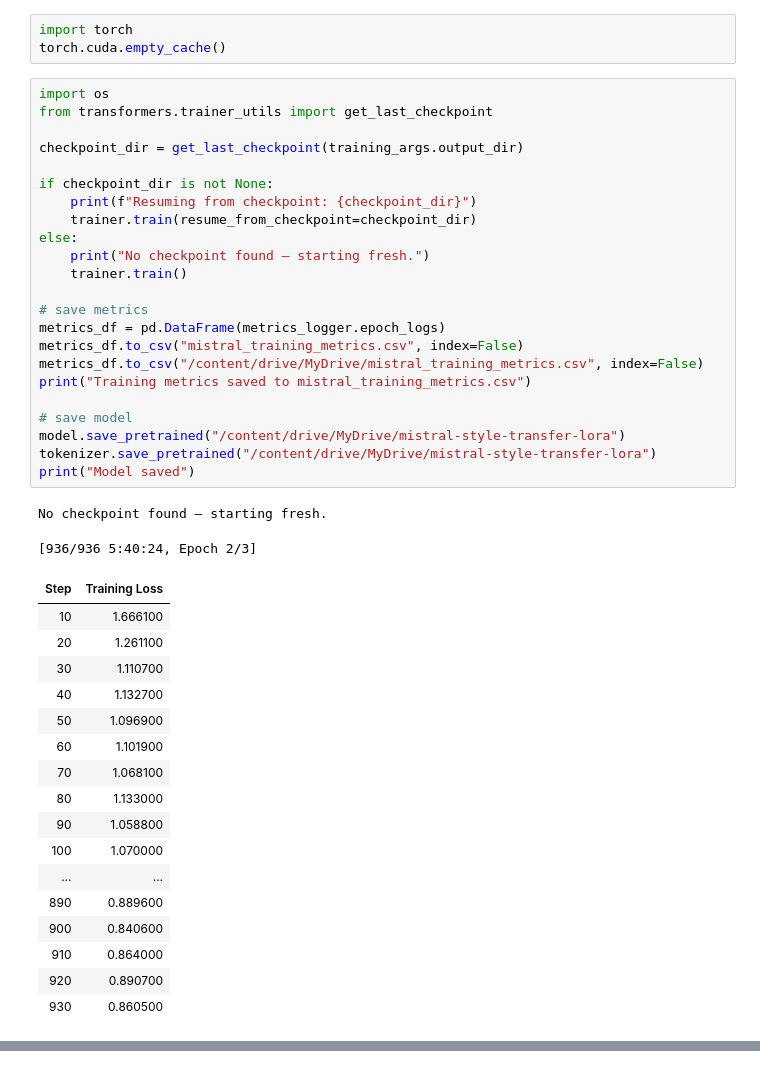
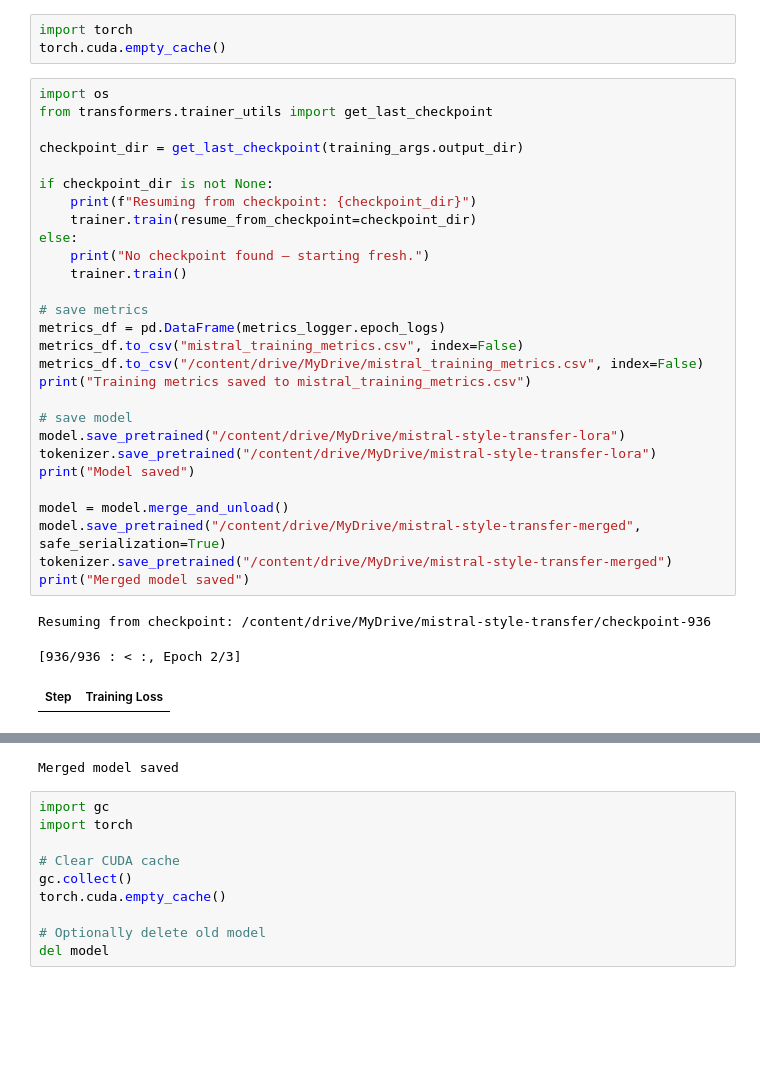
Before and after one commit to wherewith/spellcheck, a Jupyter notebook: finetuning/finetuning.ipynb, the cells around one changed output, grey strips where cells are left out. Drawn from its saved outputs; the diff is of its cells as text; blank space fills up the shorter version.

```diff
--- a/finetuning/finetuning.ipynb
+++ b/finetuning/finetuning.ipynb
@@ -136,43 +144,32 @@ torch.cuda.empty_cache()
 # %%
 import os
 from transformers.trainer_utils import get_last_checkpoint
 
 checkpoint_dir = get_last_checkpoint(training_args.output_dir)
 
 if checkpoint_dir is not None:
     print(f"Resuming from checkpoint: {checkpoint_dir}")
     trainer.train(resume_from_checkpoint=checkpoint_dir)
 else:
     print("No checkpoint found — starting fresh.")
     trainer.train()
 
 # save metrics
 metrics_df = pd.DataFrame(metrics_logger.epoch_logs)
 metrics_df.to_csv("mistral_training_metrics.csv", index=False)
 metrics_df.to_csv("/content/drive/MyDrive/mistral_training_metrics.csv", index=False)
 print("Training metrics saved to mistral_training_metrics.csv")
 
 # save model
 model.save_pretrained("/content/drive/MyDrive/mistral-style-transfer-lora")
 tokenizer.save_pretrained("/content/drive/MyDrive/mistral-style-transfer-lora")
 print("Model saved")
+
+model = model.merge_and_unload()
+model.save_pretrained("/content/drive/MyDrive/mistral-style-transfer-merged", safe_serialization=True)
+tokenizer.save_pretrained("/content/drive/MyDrive/mistral-style-transfer-merged")
+print("Merged model saved")
 # %% [output]
-No checkpoint found — starting fresh.
+Resuming from checkpoint: /content/drive/MyDrive/mistral-style-transfer/checkpoint-936
-[936/936 5:40:24, Epoch 2/3]
+[936/936 : < :, Epoch 2/3]
 | Step | Training Loss |
-| 10 | 1.666100 |
-| 20 | 1.261100 |
-| 30 | 1.110700 |
-| 40 | 1.132700 |
-| 50 | 1.096900 |
-| 60 | 1.101900 |
-| 70 | 1.068100 |
-| 80 | 1.133000 |
-| 90 | 1.058800 |
-| 100 | 1.070000 |
-| ... | ... |
-| 890 | 0.889600 |
-| 900 | 0.840600 |
-| 910 | 0.864000 |
-| 920 | 0.890700 |
-| 930 | 0.860500 |
@@ -182,2 +176,13 @@ Epoch 2 | Loss: 0.8605
 Training metrics saved to mistral_training_metrics.csv
 Model saved
+Merged model saved
+# %%
+import gc
+import torch
+
+# Clear CUDA cache
+gc.collect()
+torch.cuda.empty_cache()
+
+# Optionally delete old model
+del model
```
Also changed, not shown: parts of 7 cells of this notebook.
